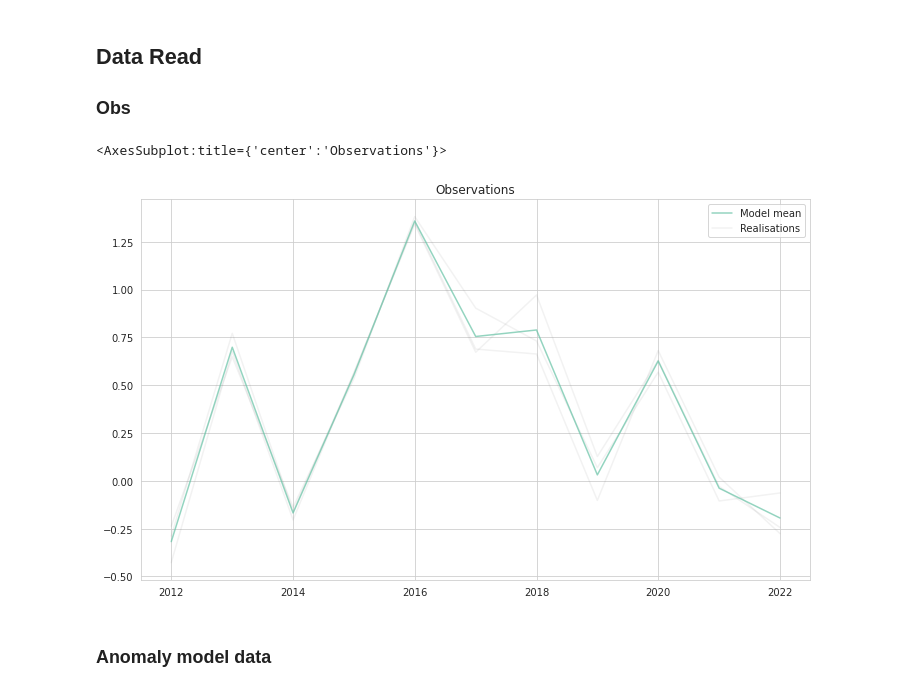
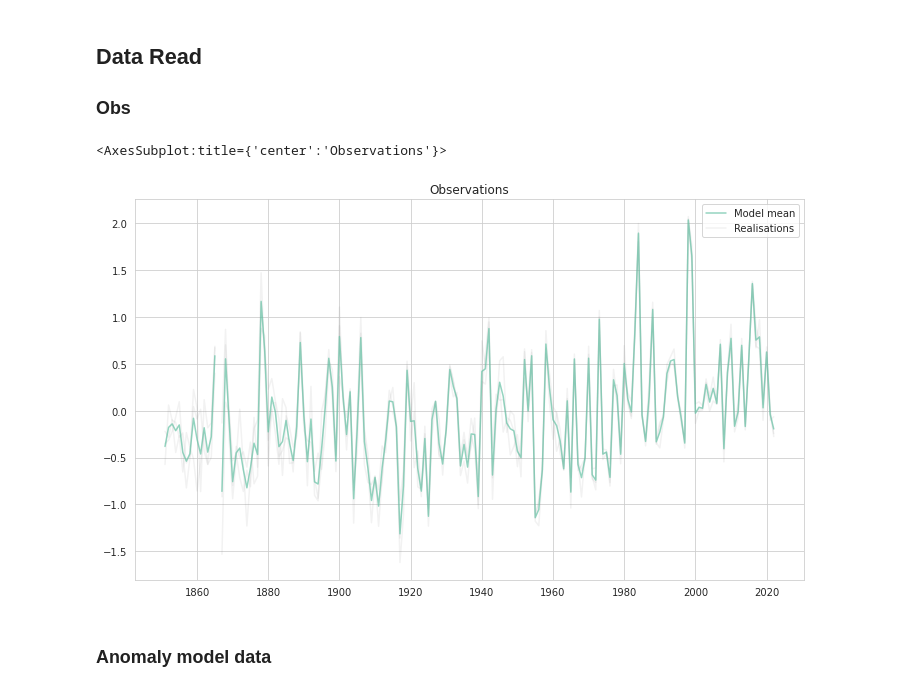
Before and after one commit to mattramos/bayesian_ensembling, a Jupyter notebook: experiments/figure2_xarray_3D.ipynb, the cells around one changed output. Drawn from its saved outputs; the diff is of its cells as text; code cells hidden in the pictures.

```diff
--- a/experiments/figure2_xarray_3D.ipynb
+++ b/experiments/figure2_xarray_3D.ipynb
@@ -31,15 +32,15 @@ def prepro(ds):
     ds = ds.assign_coords(realisation=model_real)
     return ds
 # %%
-obs_da = xr.open_mfdataset(glob('./../experiments/data/obs/Had*.nc'), combine='nested', concat_dim='realization').tas.load()[:, -120:, 15:18, 15:19]
+obs_da = xr.open_mfdataset(glob('./../experiments/data/obs/Had*.nc'), combine='nested', concat_dim='realization').tas.load()[:, :, 15:18, 15:19]
 obs_da = obs_da.rename(realization='realisation')
 obs_time = obs_da.time
 obs_da = obs_da.resample(time='Y').mean()
 observations = es.ProcessModel(obs_da, model_name='Observations')
 observations.plot()
 # %% [output]
 <AxesSubplot:title={'center':'Observations'}>
-[figure, old version]
+[figure, new version]
 # %% [markdown]
 ### Anomaly model data
 # %%
```
Also changed, not shown: parts of 10 cells of this notebook.
